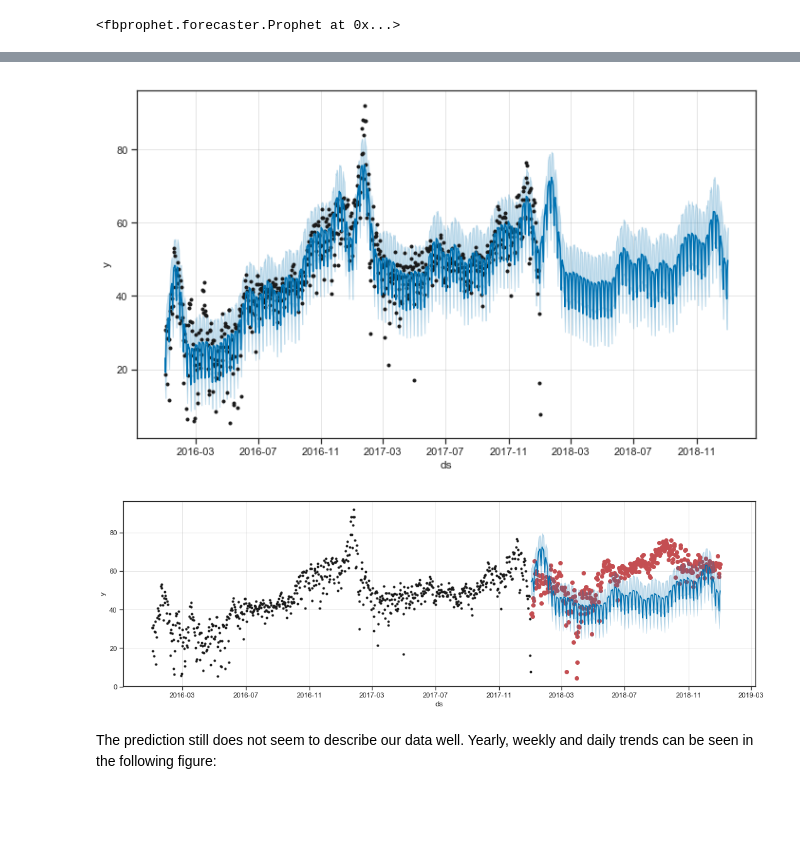
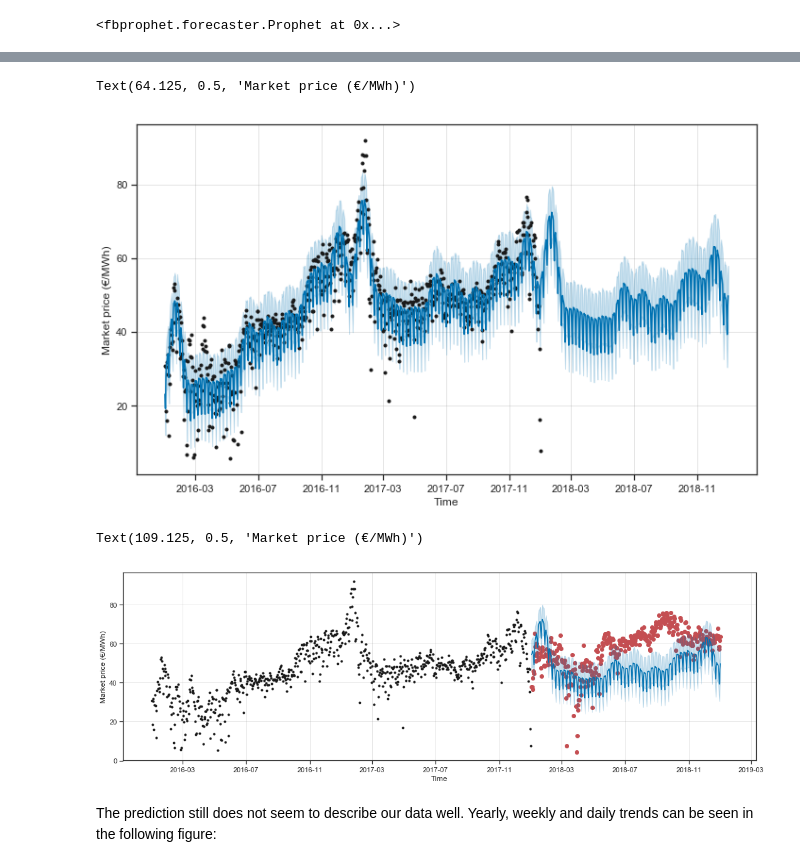
Before and after one commit to ca-schumacher/pred_Energy, a Jupyter notebook: data_analysis.ipynb, the cells around one changed output, grey strips where cells are left out. Drawn from its saved outputs; the diff is of its cells as text; code cells hidden in the pictures; blank space fills up the shorter version.

```diff
--- a/data_analysis.ipynb
+++ b/data_analysis.ipynb
@@ -268,7 +311,10 @@ forecast[['ds', 'yhat', 'yhat_lower', 'yhat_upper']].tail()
 # %%
 fig1 = model2.plot(forecast)
+plt.xlabel('Time')
+plt.ylabel('Market price (€/MWh)')
 # %% [output]
+Text(64.125, 0.5, 'Market price (€/MWh)')
-[figure, old version]
+[figure, new version]
 # %%
 price_predict2 = model2.predict(df=test.rename(columns={'date':'ds'}))
 # %%
@@ -277,8 +323,11 @@ f.set_figheight(5)
 f.set_figwidth(15)
 ax.scatter(test['date'], test['value'], color='r')
 fig = model2.plot(price_predict2, ax=ax)
+ax.set_xlabel('Time')
+ax.set_ylabel('Market price (€/MWh)')
 # %% [output]
+Text(109.125, 0.5, 'Market price (€/MWh)')
-[figure, old version]
+[figure, new version]
 # %% [markdown]
 The prediction still does not seem to describe our data well. Yearly, weekly and daily trends can be seen in the following figure:
 # %%
```
Also changed, not shown: parts of 34 cells of this notebook.
